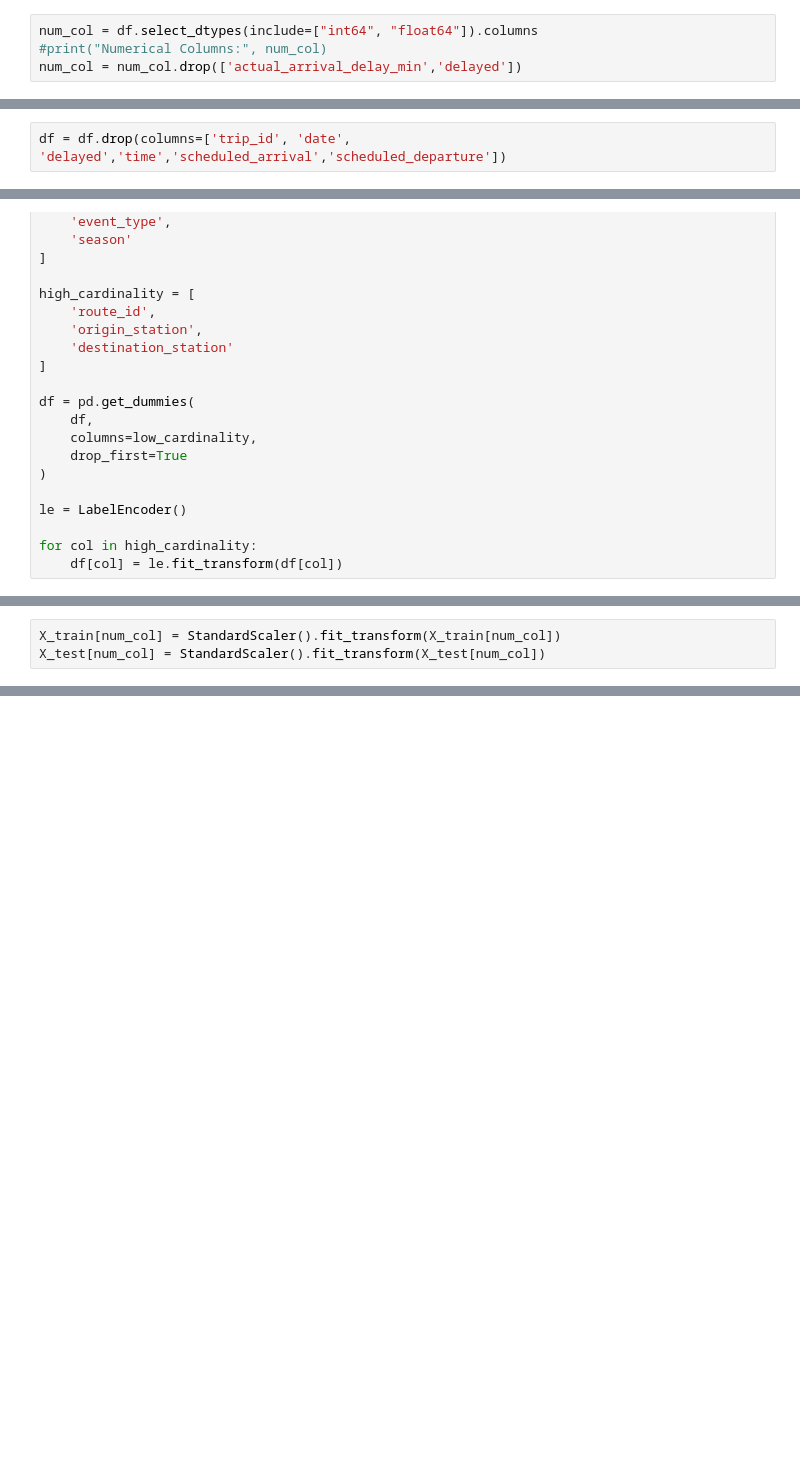
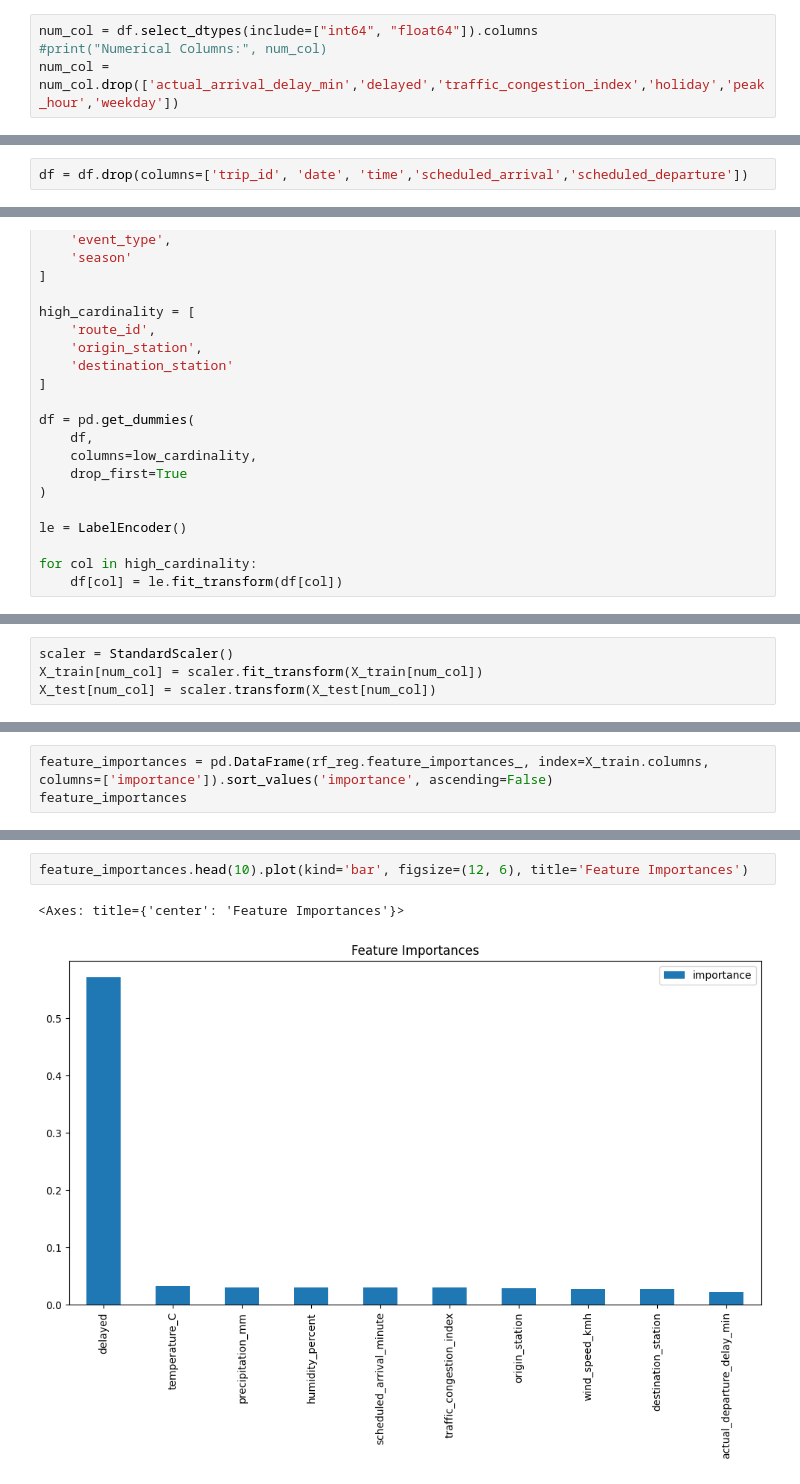
Before and after one commit to rahulghoshal/Public_Transport_Delay_Prediction, a Jupyter notebook: delay_time_prediction.ipynb, the cells around one changed output, grey strips where cells are left out. Drawn from its saved outputs; the diff is of its cells as text; blank space fills up the shorter version.

```diff
--- a/delay_time_prediction.ipynb
+++ b/delay_time_prediction.ipynb
@@ -100,7 +101,7 @@ Categorical Columns: Index(['trip_id', 'transport_type', 'route_id', 'origin_sta
 # %%
 num_col = df.select_dtypes(include=["int64", "float64"]).columns
 #print("Numerical Columns:", num_col)
-num_col = num_col.drop(['actual_arrival_delay_min','delayed'])
+num_col = num_col.drop(['actual_arrival_delay_min','delayed','traffic_congestion_index','holiday','peak_hour','weekday'])
 # %%
 print('Before Scaling:')
 df[num_col]
@@ -136,7 +154,7 @@ df[cal_col]
 | 1999 | T01999 | Bus | Route_15 | Station_23 | Station_14 | Storm | No Event | ... |
 2000 rows × 8 columns
 # %%
-df = df.drop(columns=['trip_id', 'date', 'delayed','time','scheduled_arrival','scheduled_departure'])
+df = df.drop(columns=['trip_id', 'date', 'time','scheduled_arrival','scheduled_departure'])
 # %%
 low_cardinality = [
     'transport_type',
@@ -185,6 +218,7 @@ X_train, X_test, y_train, y_test = train_test_split(X,y,random_state=40,test_siz
 # %%
-X_train[num_col] = StandardScaler().fit_transform(X_train[num_col])
-X_test[num_col] = StandardScaler().fit_transform(X_test[num_col])
+scaler = StandardScaler()
+X_train[num_col] = scaler.fit_transform(X_train[num_col])
+X_test[num_col] = scaler.transform(X_test[num_col])
 # %%
 rf_reg = RandomForestRegressor(n_estimators=100, random_state=40)
 
@@ -223,0 +333,3 @@ Cross-Validation R-squared Scores: -0.04426057354888076
+# %%
+feature_importances = pd.DataFrame(rf_reg.feature_importances_, index=X_train.columns, columns=['importance']).sort_values('importance', ascending=False)
+feature_importances
@@ -223,0 +354,5 @@ Cross-Validation R-squared Scores: -0.04426057354888076
+# %%
+feature_importances.head(10).plot(kind='bar', figsize=(12, 6), title='Feature Importances')
+# %% [output]
+<Axes: title={'center': 'Feature Importances'}>
+[figure, added]
```
Also changed, not shown: parts of 15 cells of this notebook.
